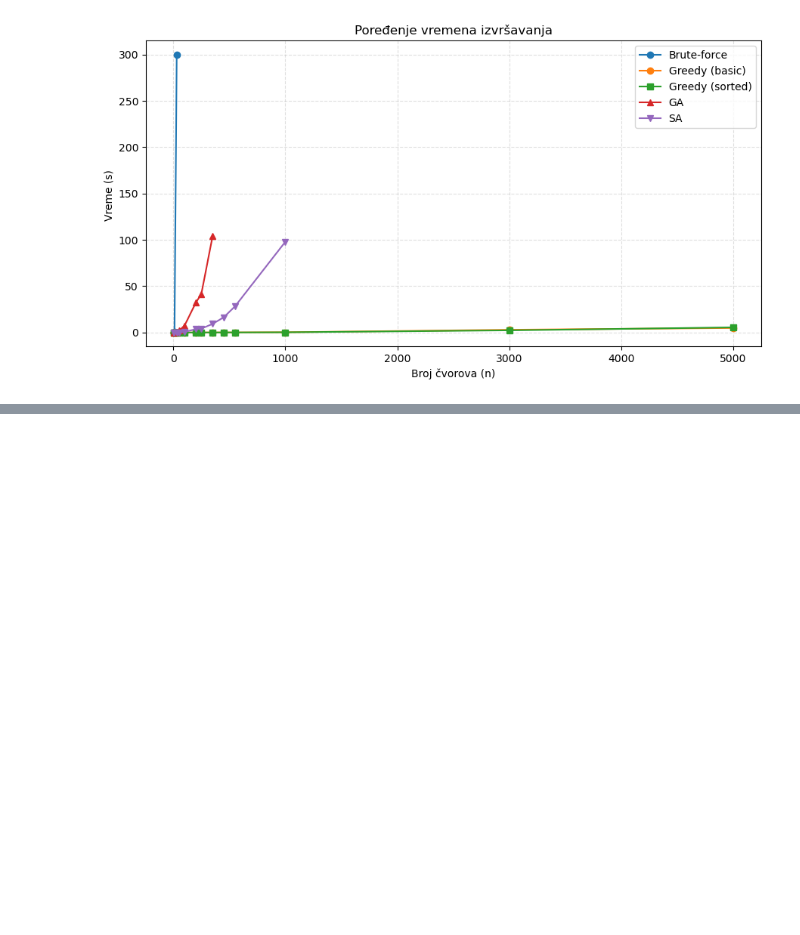
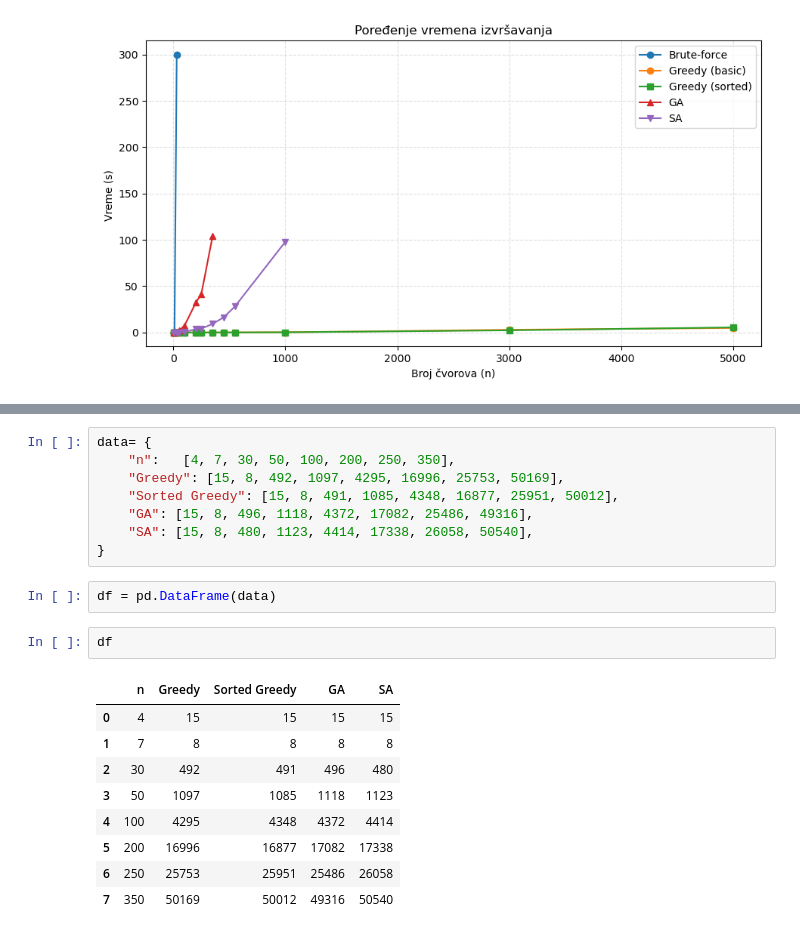
Before and after one commit to jecikaaaa/max-k-cut, a Jupyter notebook: algoritms/poredjenje.ipynb, the cells around one changed output, grey strips where cells are left out. Drawn from its saved outputs; the diff is of its cells as text; blank space fills up the shorter version.

```diff
--- a/algoritms/poredjenje.ipynb
+++ b/algoritms/poredjenje.ipynb
@@ -35,0 +46,22 @@ plt.show()
+# %%
+data= {
+    "n":   [4, 7, 30, 50, 100, 200, 250, 350],
+    "Greedy": [15, 8, 492, 1097, 4295, 16996, 25753, 50169],
+    "Sorted Greedy": [15, 8, 491, 1085, 4348, 16877, 25951, 50012],
+    "GA": [15, 8, 496, 1118, 4372, 17082, 25486, 49316],
+    "SA": [15, 8, 480, 1123, 4414, 17338, 26058, 50540],
+}
+# %%
+df = pd.DataFrame(data)
+# %%
+df
+# %% [output]
+|  | n | Greedy | Sorted Greedy | GA | SA |
+| 0 | 4 | 15 | 15 | 15 | 15 |
+| 1 | 7 | 8 | 8 | 8 | 8 |
+| 2 | 30 | 492 | 491 | 496 | 480 |
+| 3 | 50 | 1097 | 1085 | 1118 | 1123 |
+| 4 | 100 | 4295 | 4348 | 4372 | 4414 |
+| 5 | 200 | 16996 | 16877 | 17082 | 17338 |
+| 6 | 250 | 25753 | 25951 | 25486 | 26058 |
+| 7 | 350 | 50169 | 50012 | 49316 | 50540 |
```
Also changed, not shown: parts of 2 cells of this notebook.
